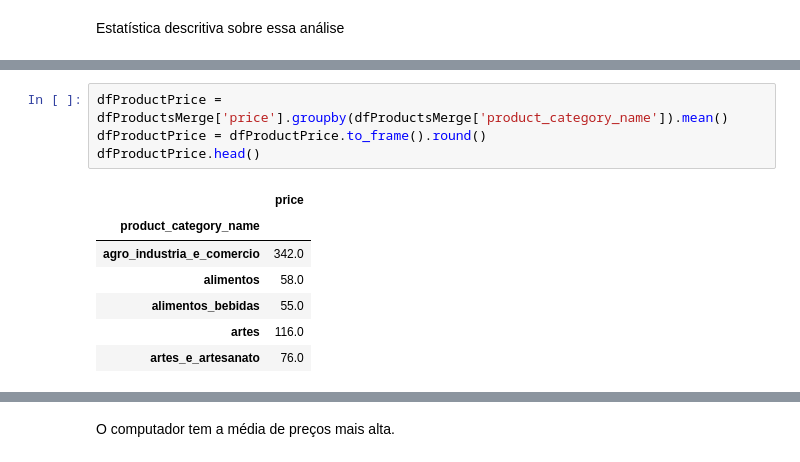
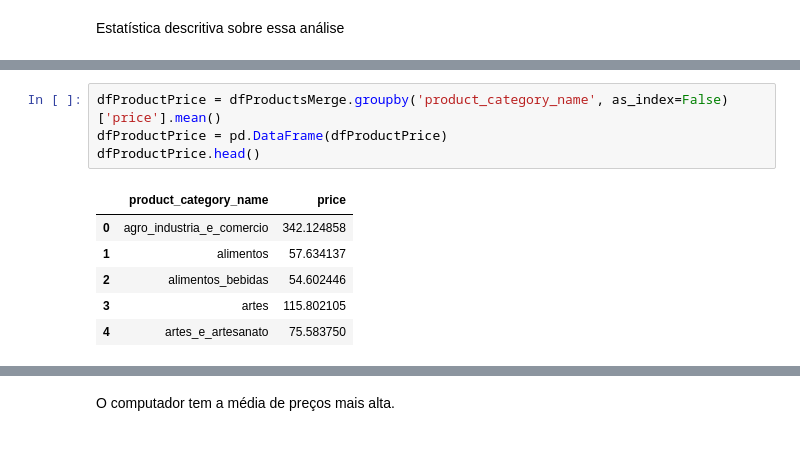
Before and after one commit to Marcus-Bernard0/Data-Science-projects, a Jupyter notebook: 2 - Ecommerce/Projeto.ipynb, the cells around one changed output, grey strips where cells are left out. Saved outputs shown, nothing was run; the diff lists cells and outputs as text.

```diff
--- a/2 - Ecommerce/Projeto.ipynb
+++ b/2 - Ecommerce/Projeto.ipynb
@@ -186,14 +186,13 @@ dfProductsMerge.head()
 | 3 | cef67bcfe19066a932b7673e239eb23d | bebes | 27.0 | 261.0 | 1.0 | ... |
 | 4 | 9dc1a7de274444849c219cff195d0b71 | utilidades_domesticas | 37.0 | 402.0 | 4.0 | ... |
 # %%
-dfProductPrice = dfProductsMerge['price'].groupby(dfProductsMerge['product_category_name']).mean()
-dfProductPrice = dfProductPrice.to_frame().round()
+dfProductPrice = dfProductsMerge.groupby('product_category_name', as_index=False)['price'].mean()
+dfProductPrice = pd.DataFrame(dfProductPrice)
 dfProductPrice.head()
 # %% [output]
-|  | price |
-| product_category_name |  |
-| agro_industria_e_comercio | 342.0 |
-| alimentos | 58.0 |
-| alimentos_bebidas | 55.0 |
-| artes | 116.0 |
-| artes_e_artesanato | 76.0 |
+|  | product_category_name | price |
+| 0 | agro_industria_e_comercio | 342.124858 |
+| 1 | alimentos | 57.634137 |
+| 2 | alimentos_bebidas | 54.602446 |
+| 3 | artes | 115.802105 |
+| 4 | artes_e_artesanato | 75.583750 |
```
Also changed, not shown: parts of 7 cells of this notebook.
